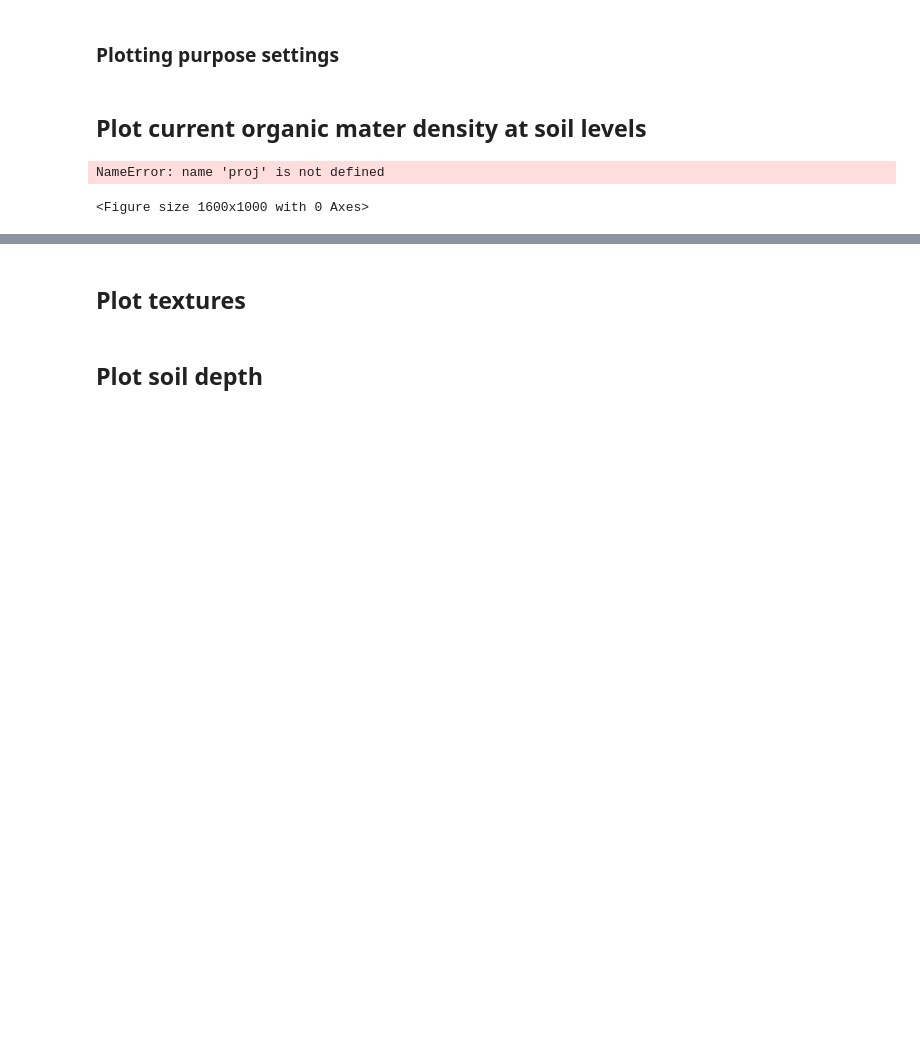
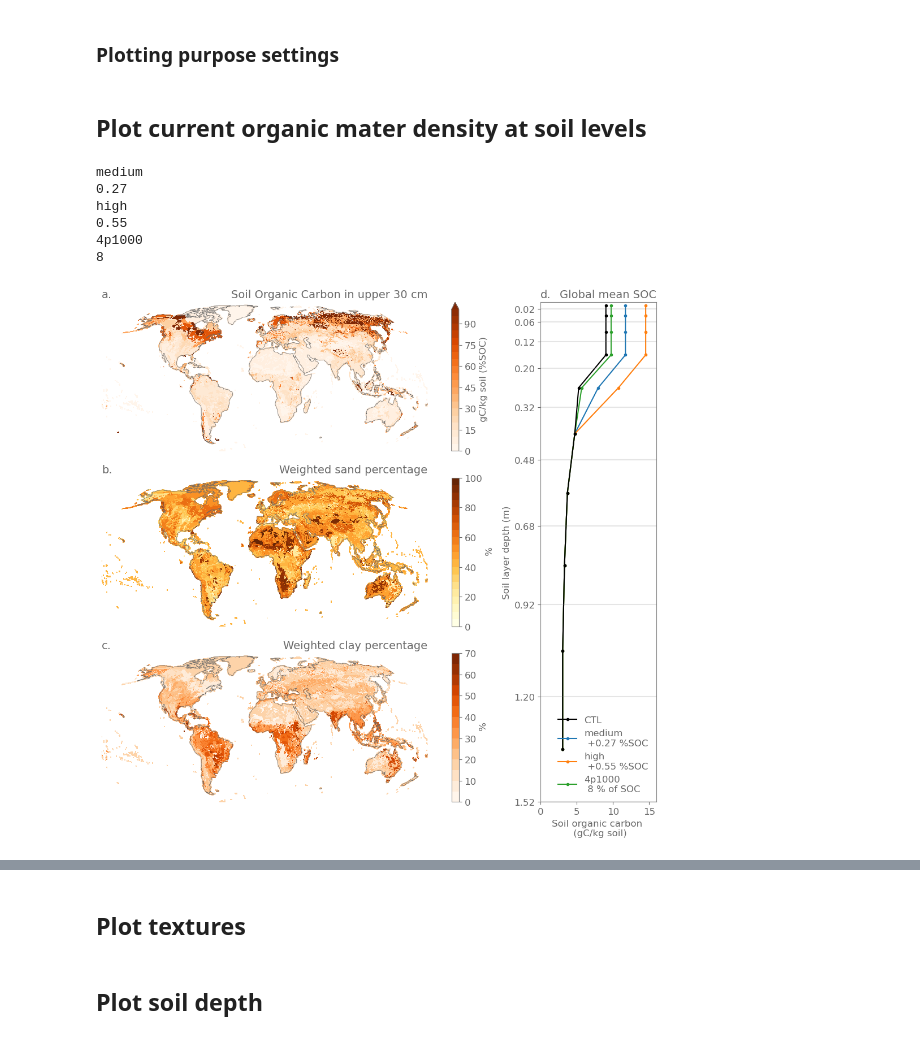
Before and after one commit to Ivanderkelen/Vanderkelen_etal_2025_BG, a Jupyter notebook: notebooks/plot_input.ipynb, the cells around one changed output, grey strips where cells are left out. Cells and saved outputs as stored; diff of their text form; code cells hidden in the pictures; blank space fills up the shorter version.

```diff
--- a/notebooks/plot_input.ipynb
+++ b/notebooks/plot_input.ipynb
@@ -44,7 +44,8 @@ density, based on standard density of peat soils
 #inputdir = '/project/s1207/ivanderk/scratch/processing_4p1000/'
 #figdir = '/users/ivanderk/notebooks_4p1000/figures/'
 inputdir = '/dodrio/scratch/projects/2022_200/project_output/rcs/CORDEXBE2/innev/4p1000/processing_4p1000/CTSM_hcru_inputdata/'
-figdir = '/dodrio/scratch/projects/2022_200/project_output/rcs/CORDEXBE2/innev/4p1000/4p1000/figures/'
+figdir = '/dodrio/scratch/projects/2022_200/project_output/rcs/CORDEXBE2/innev/4p1000/Vanderkelen_etal_2025_BG/figures/'
+datadir = '/dodrio/scratch/projects/2022_200/project_output/rcs/CORDEXBE2/innev/4p1000/Vanderkelen_etal_2025_data_topublish/'
 
 filename_ctsm52 = 'surfdata_360x720cru_hist_16pfts_CMIP6_2000_c230915.nc'
 
@@ -54,7 +55,7 @@ ds_input_ctsm52 = xr.open_dataset(inputdir+filename_ctsm52)
 
 # load scenarios
 scenarios = ['CTL', 'medium','high','4p1000']
-inputdir_4p1000 = '/project/s1207/ivanderk/scratch/processing_4p1000/surfdata_4p1000/'
+inputdir_4p1000 = inputdir# '/project/s1207/ivanderk/scratch/processing_4p1000/surfdata_4p1000/'
 d_input_scen = {}
 for scenario in scenarios:
     filename_clm5_scenario = 'surfdata_360x720cru_16pfts_Irrig_CMIP6_simyr2000_c170824_'+scenario+'.nc'
@@ -175,9 +172,16 @@ for scenario in scenarios:
 
     # save per scenario in dictionary
     d_orgc_20y[scenario] = da_orgc_20y
+# %% [output]
+medium
+0.27
+high
+0.55
+4p1000
+8
 # %%
 cmap='Oranges'
-
+%matplotlib inline
 
 import matplotlib.gridspec as gridspec
 
@@ -202,6 +206,10 @@ ax.coastlines(color='dimgray', linewidth=0.5)
 ax.set_title(label, loc='left')
 ax.set_extent([-180,180,-63,90], crs=ccrs.PlateCarree())
 ax.axis('off')
+
+
+# saving
+da_orgc.isel(nlevsoi=range(0,4)).weighted(da_toplot['nlevsoi']).mean(dim='nlevsoi').where(landmask).to_dataset(name=da_orgc.name).to_netcdf(datadir+'soil_organic_carbon_first30cm.nc')
 
 # plot pct sand/clay
 
@@ -240,6 +248,9 @@ ax.coastlines(color='dimgray', linewidth=0.5)
 ax.set_extent([-180,180,-63,90], crs=ccrs.PlateCarree())
 ax.axis('off');
 
+# saving
+da_pct_clay_2d.where(landmask).to_dataset(name=da_pct_clay_2d.name).to_netcdf(datadir+'pct_clay.nc')
+da_pct_sand_2d.where(landmask).to_dataset(name=da_pct_sand_2d.name).to_netcdf(datadir+'pct_sand.nc')
 
 # plot profiles
 ax = fig.add_subplot(gs[:, -3:-1])
@@ -258,38 +269,37 @@ for scenario in scenarios:
 ax.plot(da_region, levsoi[:10], marker='.', color='black', label='CTL')
 
 #get handles and labels
 handles, labels_legend = ax.get_legend_handles_labels()
 
 #specify order of items in legend
 order = [3,0,1,2]
 
 #add legend to plot
 plt.legend([handles[idx] for idx in order], [labels_legend[idx] for idx in order], loc='lower right', frameon=False, fontsize=12)
 
 
 xlims = [-0,16]
 
 ax.set_ylabel('Soil layer depth (m)');
 ax.set_xlabel('Soil organic carbon \n (gC/kg soil)');
 
 ax.hlines(levsoi_depth, xlims[0],xlims[1], color='grey', alpha=0.2, label='z$_{i,h}$')
 #ax.hlines(levsoi_depth[7],xlims[0],xlims[1], color='darkgrey', alpha=1)
 ax.vlines(0, max(levgrnd_depth),0, color='grey', alpha=0.5)
 
 ax.set_xlim([xlims[0],xlims[1]])
 ax.set_yticks(levsoi_depth)
 
 ax.set_title('Global mean SOC', loc='right' );
 ax.set_title(label, loc='left')
 ax.set_ylim([max(levsoi_depth[:10]),0]);
 
 
-fig.tight_layout()
-
-fig.savefig(figdir+'input_som.png', bbox_inches='tight')
+plt.tight_layout()
+plt.savefig(figdir+'input_som.png', bbox_inches='tight')
+plt.show()
 # %% [output]
-NameError: name 'proj' is not defined
-<Figure size 1600x1000 with 0 Axes>
+[figure, added]
 # %%
 
 plt.figure(figsize=(12,5))
```
Also changed, not shown: parts of 5 cells of this notebook, 5 other files.
